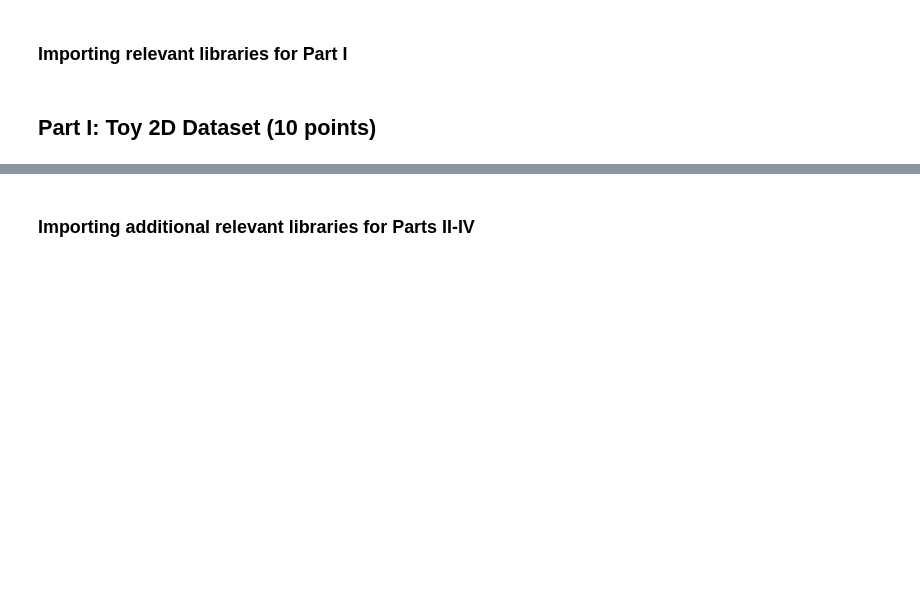
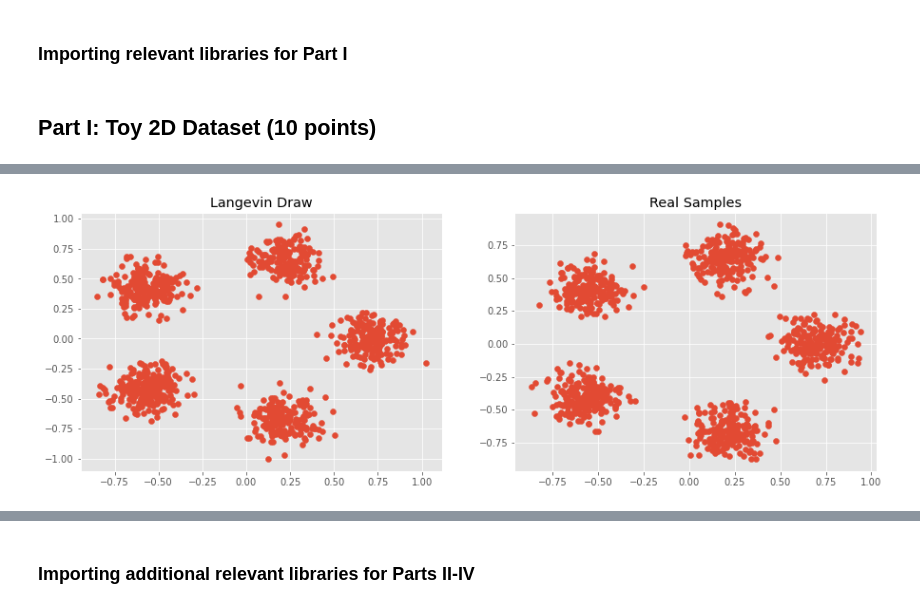
Before and after one commit to Hannibal96/Statistical-Methods-in-Image-Processing-EE-048954, a Jupyter notebook: HW2_Spring2022_Langevin_Dynamics_and_EBMs.ipynb, the cells around one changed output, grey strips where cells are left out. Drawn from its saved outputs; the diff is of its cells as text; code cells hidden in the pictures; blank space fills up the shorter version.

```diff
--- a/HW2_Spring2022_Langevin_Dynamics_and_EBMs.ipynb
+++ b/HW2_Spring2022_Langevin_Dynamics_and_EBMs.ipynb
@@ -144,2 +138,8 @@ plot_scatter(samples=real_samples, title='yo')
+# %%
+x_2 = langevin_dynamics(N=5_000, S=1_000, sigma_2=0.01)
+real_samples_2 = make_blobs(num_samples, centers=centers, cluster_std=np.sqrt(.01), random_state=seed, shuffle=True)[0]
+sub_plot_scatter(samples_list=[x_2, real_samples_2], titles_list=['Langevin Draw', 'Real Samples'], width=2)
+# %% [output]
+[figure, added]
 # %% [markdown]
 <img src="https://img.icons8.com/offices/80/000000/making-notes.png" style="height:30px;display:inline\">**<span style="color:red">Task 4</span>**. Repeat Tasks 2 and 3, this time with $\sqrt{2\varepsilon}=\left\{\frac{1}{256}, \frac{200}{256}\right\}$. Compare the results to Task 3, and explain the effect of $\varepsilon$ on the resulting samples. Tip: To have a clear visual examination of the phenomenon, plot the path a sampled point goes through throughout the dynamics for different values of $\varepsilon$.
```
Also changed, not shown: parts of 25 cells of this notebook.
